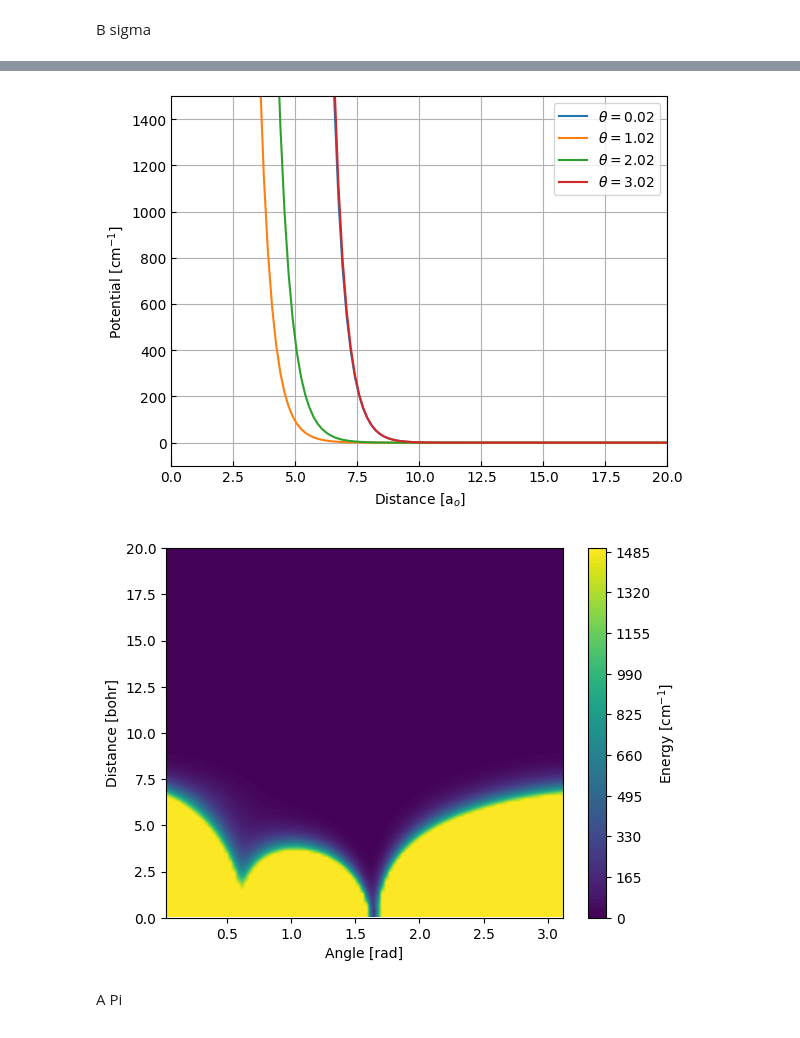
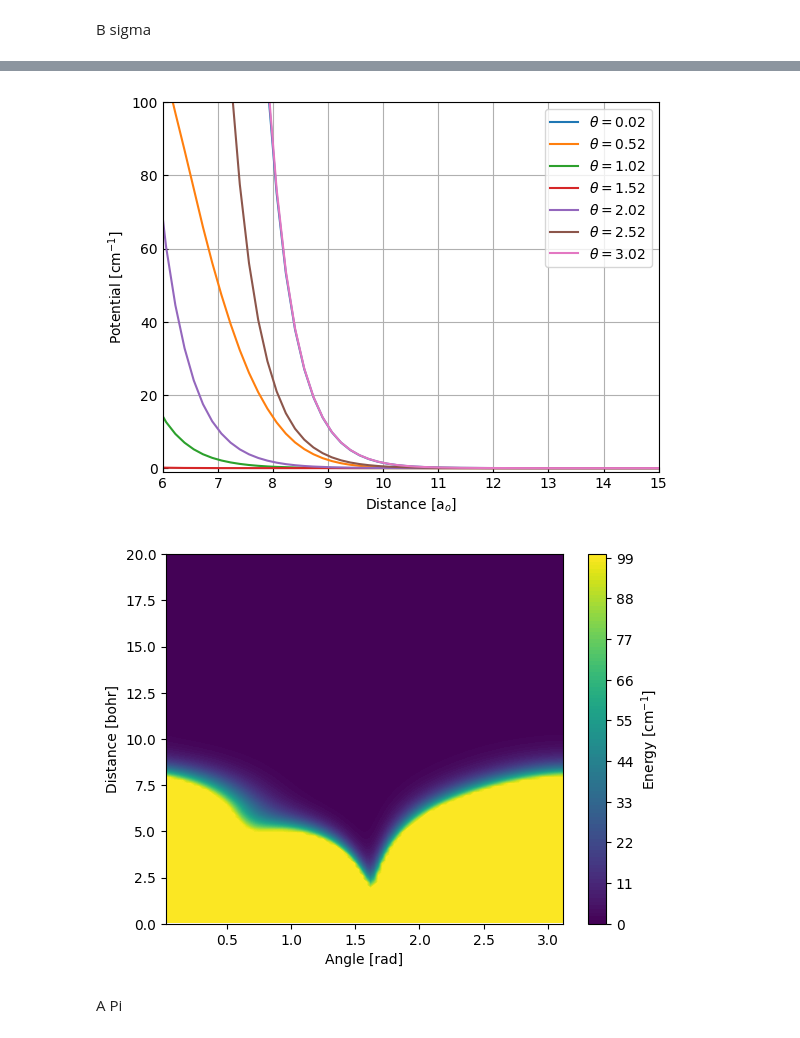
Before and after one commit to Wleter/NeOcs, a Jupyter notebook: analysis/potentials.ipynb, the cells around one changed output, grey strips where cells are left out. Saved outputs shown, nothing was run; the diff lists cells and outputs as text; code cells hidden in the pictures.

```diff
--- a/analysis/potentials.ipynb
+++ b/analysis/potentials.ipynb
@@ -50,13 +50,13 @@ cbar.ax.set_ylabel(r"Energy [cm$^{-1}$]");
 [figure]
 [figure]
 # %%
-potential = retrive.reload_interpolated("potential.dat", is_gamma = False, kx = 5, ky = 5)
+potential = retrive.reload_interpolated("potential.dat", is_gamma = False)
 
 fig, ax = plot()
-for i in range(0, len(potential.polar), 32):
+for i in range(0, len(potential.polar), 16):
     ax.plot(potential.radial, potential.values[:, i] / CM_INV, label=fr"$\theta = {potential.polar[i]:.2f}$")
 ax.legend()
-ax.set_xlim(0, 20)
+ax.set_xlim(5, 20)
 ax.set_ylim(-100, 4000)
 ax.set_xlabel(r"Distance [a$_o$]")
 ax.set_ylabel(r"Potential [cm$^{-1}$]")
@@ -102,13 +103,13 @@ cbar.ax.set_ylabel(r"Energy [cm$^{-1}$]");
 [figure]
 # %%
-potential = retrive.reload_interpolated("XPi_gamma.dat", is_gamma = True, kx = 5, ky = 5)
+potential = retrive.reload_interpolated("XPi_gamma.dat", is_gamma = True)
 
 fig, ax = plot()
-for i in range(0, len(potential.polar), 32):
+for i in range(0, len(potential.polar), 16):
     ax.plot(potential.radial, potential.values[:, i] / CM_INV, label=fr"$\theta = {potential.polar[i]:.2f}$")
 ax.legend()
-ax.set_xlim(0, 20)
-ax.set_ylim(-100, 1500)
+ax.set_ylim(-1, 100)
+ax.set_xlim(6, 15)
 ax.set_xlabel(r"Distance [a$_o$]")
 ax.set_ylabel(r"Potential [cm$^{-1}$]")
 plt.show(ax)
@@ -154,30 +156,30 @@ cbar.ax.set_ylabel(r"Energy [cm$^{-1}$]");
 # %%
 potential = retrive.reload_interpolated("BSigma_gamma.dat", is_gamma = True, kx = 5, ky = 5)
 
 fig, ax = plot()
-for i in range(0, len(potential.polar), 32):
+for i in range(0, len(potential.polar), 16):
     ax.plot(potential.radial, potential.values[:, i] / CM_INV, label=fr"$\theta = {potential.polar[i]:.2f}$")
 ax.legend()
-ax.set_xlim(0, 20)
-ax.set_ylim(-100, 1500)
+
+ax.set_ylim(-1, 100)
+ax.set_xlim(6, 15)
 ax.set_xlabel(r"Distance [a$_o$]")
 ax.set_ylabel(r"Potential [cm$^{-1}$]")
 plt.show(ax)
 
-
-values = np.clip(potential.values, -1 * CM_INV, 1500 * CM_INV)
+values = np.clip(potential.values, -1 * CM_INV, 100 * CM_INV)
 fig, ax = plt.subplots()
 cs = ax.contourf(potential.polar, potential.radial, values / CM_INV, levels=100)
 ax.set_ylim(0, 20)
 
 ax.set_xlabel(r"Angle [rad]")
 ax.set_ylabel(r"Distance [bohr]")
 cbar = fig.colorbar(cs)
 cbar.ax.set_ylabel(r"Energy [cm$^{-1}$]")
 fig.savefig("../plots/potential_standard.pdf");
 # %% [output]
-[figure, old version]
+[figure, new version]
-[figure, old version]
+[figure, new version]
 # %% [markdown]
 A Pi
 # %%
```
Also changed, not shown: parts of 10 cells of this notebook, 1 other file.
